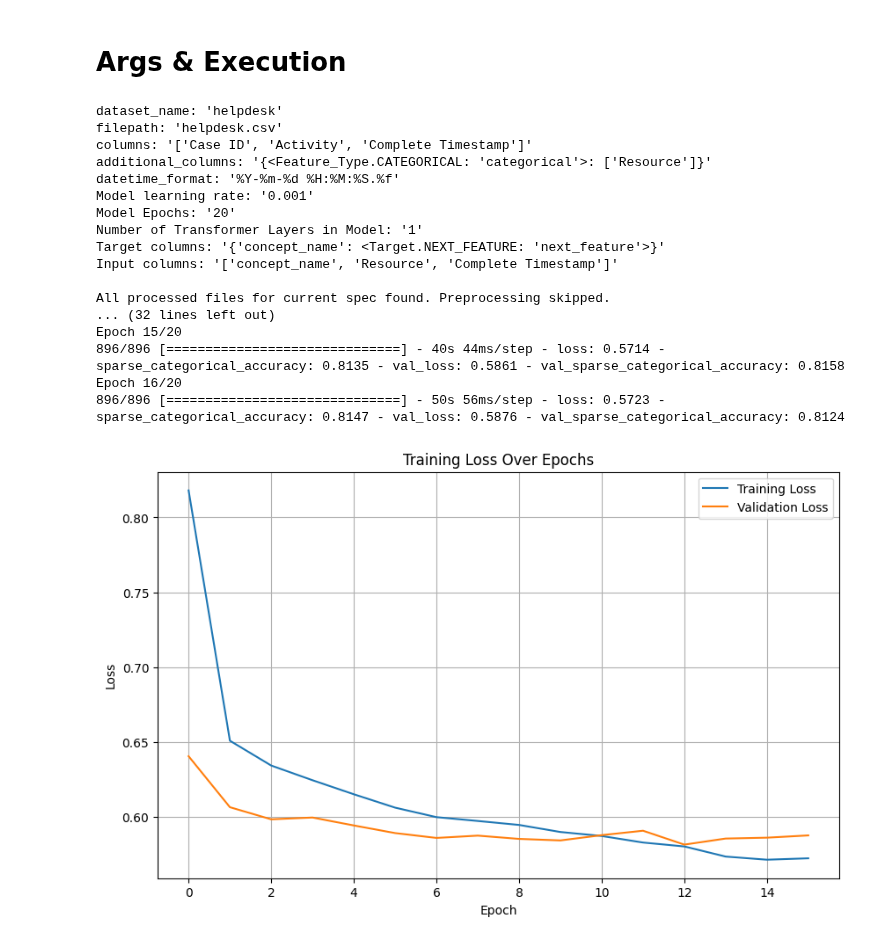
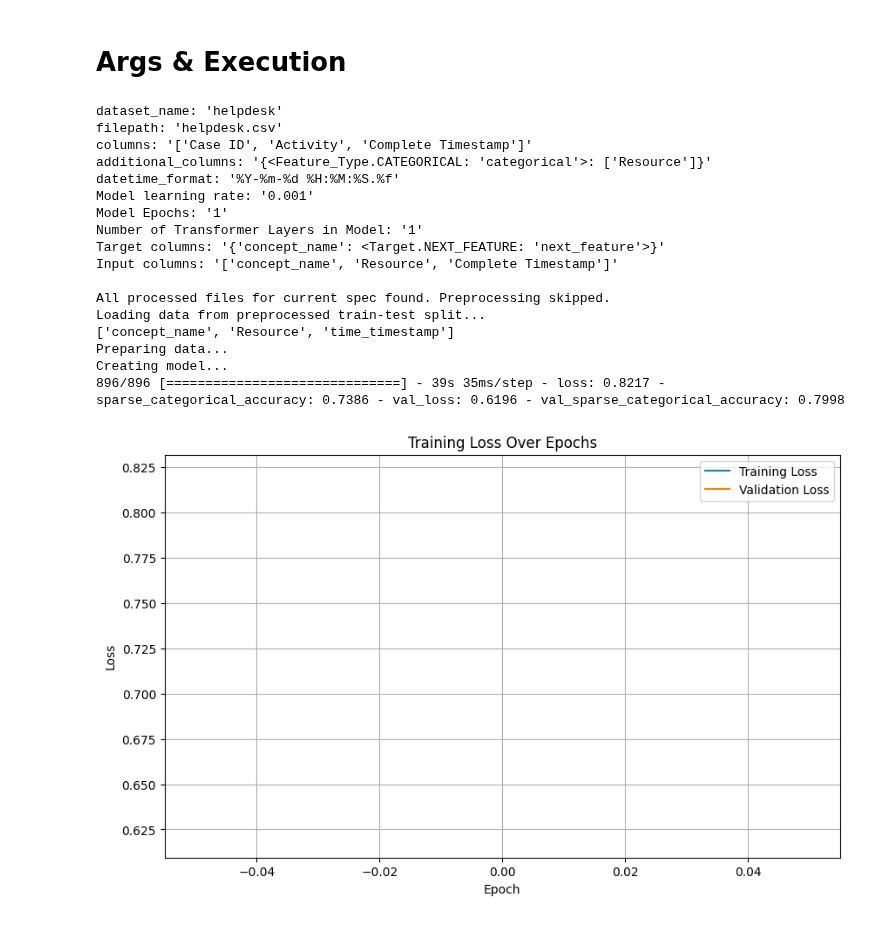
Before and after one commit to venividivincii/MasterThesis, a Jupyter notebook: MultiTaskTransformer/main.ipynb, the cells around one changed output. Drawn from its saved outputs; the diff is of its cells as text; code cells hidden in the pictures.

```diff
--- a/MultiTaskTransformer/main.ipynb
+++ b/MultiTaskTransformer/main.ipynb
@@ -507,11 +507,11 @@ args_helpdesk = {
         "additional_columns": {Feature_Type.CATEGORICAL: ["Resource"]},
         "datetime_format": "%Y-%m-%d %H:%M:%S.%f",
         "model_learning_rate": 0.001,
-        "model_epochs": 20,
+        "model_epochs": 1,
         "model_num_layers": 1,
         "target_columns": {"Activity": Target.NEXT_FEATURE},
         "input_columns": ["Activity", "Resource", "Complete Timestamp"],
-        "temporal_features": {Temporal_Feature.DAY_OF_WEEK: False, Temporal_Feature.HOUR_OF_DAY: False}
+        "temporal_features": {Temporal_Feature.DAY_OF_WEEK: True, Temporal_Feature.HOUR_OF_DAY: True}
         }
 
 # args_helpdesk = {
@@ -568,39 +568,39 @@ args_bpi_2013 = {
         "input_columns": ["concept:name", "org:resource"]
         }
 
 args_bpi_2015_1 = {
         "dataset_name": "bpi_2015_1",
         "filepath": "BPIC15_1.xes",
         "columns": ["case:concept:name", "concept:name", "time:timestamp"],
         "additional_columns": {Feature_Type.CATEGORICAL: ["org:resource"]},
         "datetime_format": "%Y-%m-%d %H:%M:%S%z",
         "model_learning_rate": 0.001,
         "model_epochs": 2,
         "model_num_layers": 1,
         "target_columns": {"concept_name": Target.NEXT_FEATURE},
         "input_columns": ["concept_name", "org_resource"]
         }
 
 
 run(args_helpdesk)
 # %% [output]
 dataset_name: 'helpdesk'
 filepath: 'helpdesk.csv'
 columns: '['Case ID', 'Activity', 'Complete Timestamp']'
 additional_columns: '{<Feature_Type.CATEGORICAL: 'categorical'>: ['Resource']}'
 datetime_format: '%Y-%m-%d %H:%M:%S.%f'
 Model learning rate: '0.001'
-Model Epochs: '20'
+Model Epochs: '1'
 Number of Transformer Layers in Model: '1'
 Target columns: '{'concept_name': <Target.NEXT_FEATURE: 'next_feature'>}'
 Input columns: '['concept_name', 'Resource', 'Complete Timestamp']'
 
 All processed files for current spec found. Preprocessing skipped.
-... (32 lines left out)
-Epoch 15/20
-896/896 [==============================] - 40s 44ms/step - loss: 0.5714 - sparse_categorical_accuracy: 0.8135 - val_loss: 0.5861 - val_sparse_categorical_accuracy: 0.8158
-Epoch 16/20
-896/896 [==============================] - 50s 56ms/step - loss: 0.5723 - sparse_categorical_accuracy: 0.8147 - val_loss: 0.5876 - val_sparse_categorical_accuracy: 0.8124
+Loading data from preprocessed train-test split...
+['concept_name', 'Resource', 'time_timestamp']
+Preparing data...
+Creating model...
+896/896 [==============================] - 39s 35ms/step - loss: 0.8217 - sparse_categorical_accuracy: 0.7386 - val_loss: 0.6196 - val_sparse_categorical_accuracy: 0.7998
-[figure, old version]
+[figure, new version]
 Evaluating...
 Prefix length: 1
```
Also changed, not shown: parts of 1 cell of this notebook, 2 other files.
